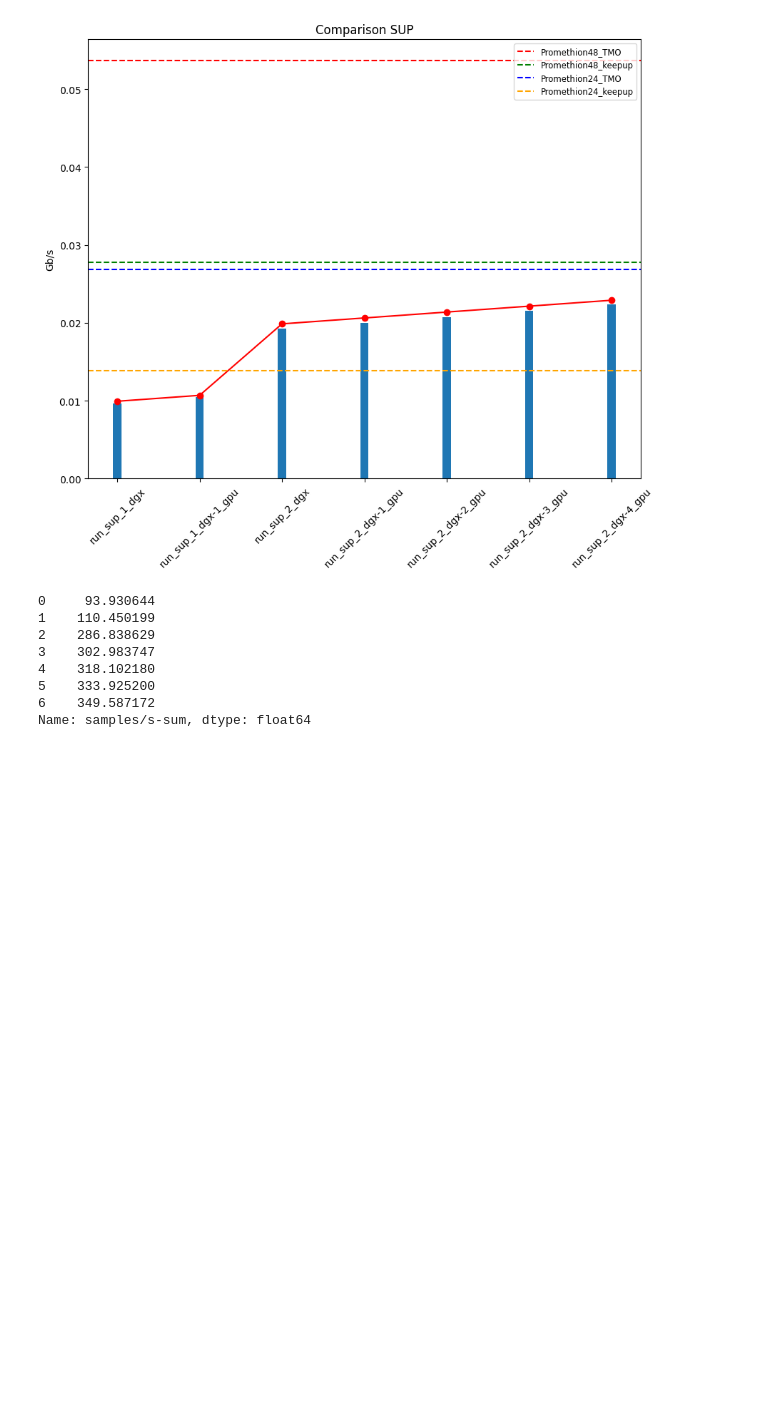
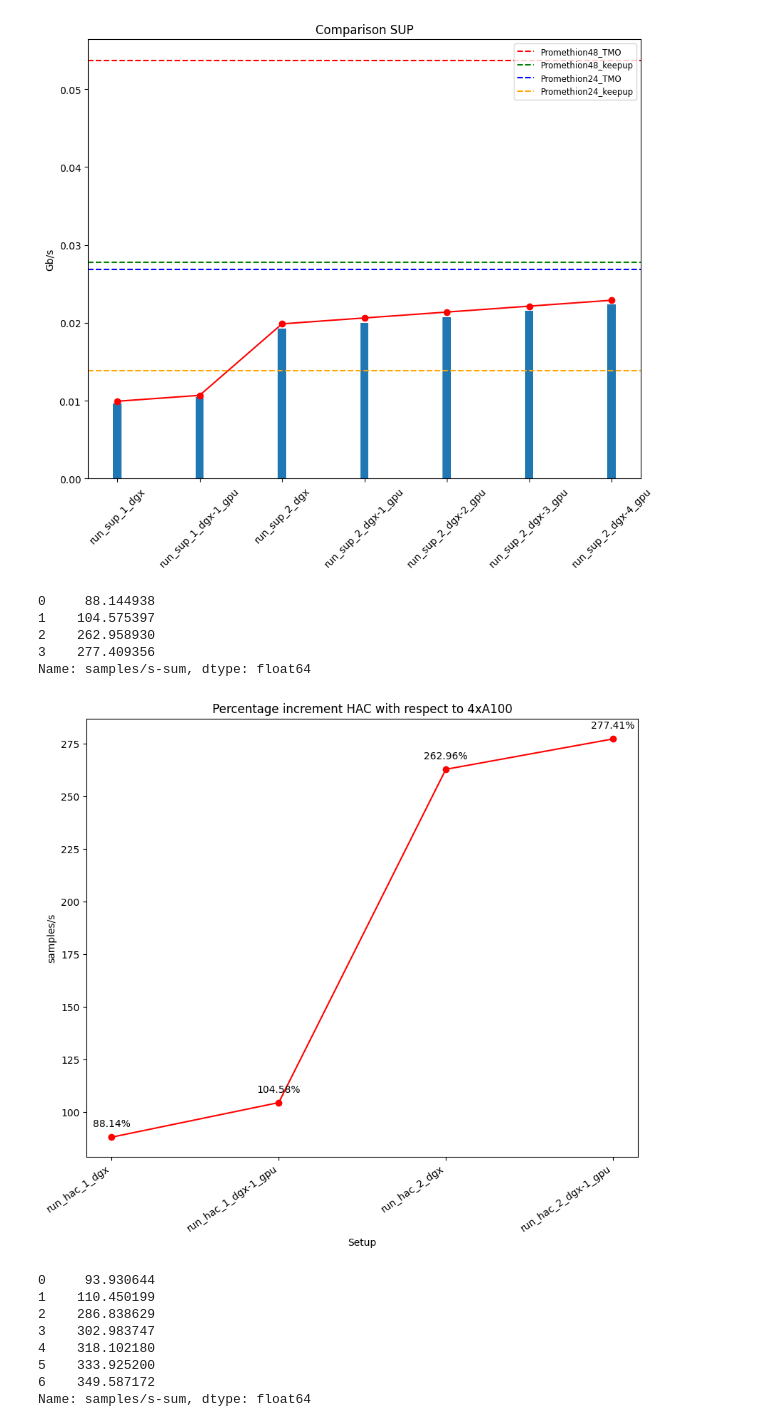
Before and after one commit to RodTol/Cluster_Basecalling_Manager, a Jupyter notebook: BC_benchmarks_logs/BC_plots.ipynb, the cells around one changed output. Saved outputs shown, nothing was run; the diff lists cells and outputs as text; code cells hidden in the pictures; blank space fills up the shorter version.

```diff
--- a/BC_benchmarks_logs/BC_plots.ipynb
+++ b/BC_benchmarks_logs/BC_plots.ipynb
@@ -147,6 +152,32 @@ ax.legend(fontsize='small')
 plt.show()
 # %% [output]
 [figure]
+# %%
+fig, ax = plt.subplots(figsize=(10, 8))
+
+setup_values = df_runs_hac['setups']
+gbps_increment = ((df_runs_hac["samples/s-sum"] - 0.5*A100x8_speed_hac) / (0.5*A100x8_speed_hac)) * 100
+print(gbps_increment)
+dots = plt.plot(df_runs_hac['setups'], gbps_increment, marker='o', color='red', label='Percentage Increment')
+
+for i, txt in enumerate(gbps_increment):
+    ax.annotate(f'{gbps_increment[i]:.2f}%', (setup_values[i], gbps_increment[i]), textcoords="offset points", xytext=(0,10), ha='center')
+
+plt.title('Percentage increment HAC with respect to 4xA100')
+plt.ylabel('samples/s')
+plt.xlabel('Setup')
+
+plt.xticks(rotation=35, ha='right')
+
+# Show the plot
+plt.show()
+# %% [output]
+0     88.144938
+1    104.575397
+2    262.958930
+3    277.409356
+Name: samples/s-sum, dtype: float64
+[figure, added]
 # %%
 fig, ax = plt.subplots(figsize=(10, 8))
 
```
Also changed, not shown: parts of 4 cells of this notebook.
